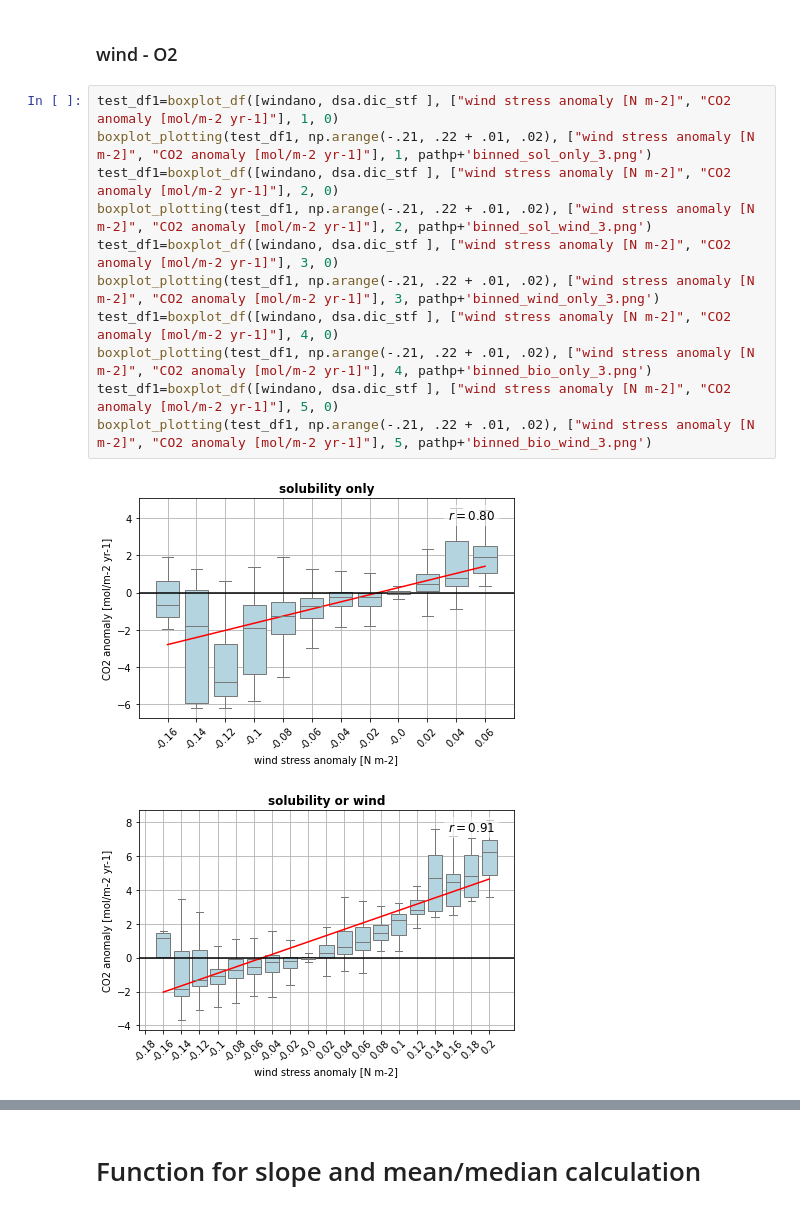
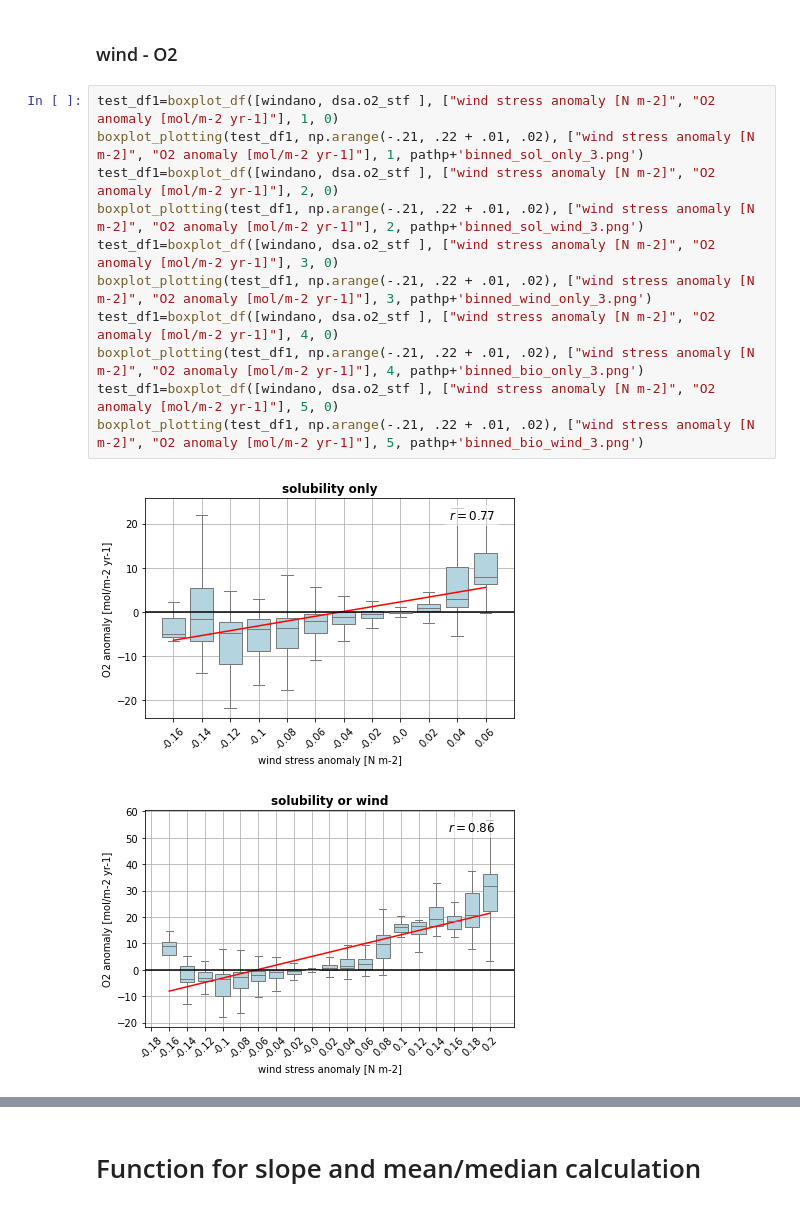
Before and after one commit to nanahocke/mesoscale-eddies, a Jupyter notebook: plotting/Boxplots.ipynb, the cells around one changed output, grey strips where cells are left out. Cells and saved outputs as stored; diff of their text form.

```diff
--- a/plotting/Boxplots.ipynb
+++ b/plotting/Boxplots.ipynb
@@ -195,16 +195,16 @@ boxplot_plotting(test_df1, np.arange(-.21, .22 + .01, .02), ["wind stress anomal
 # %% [markdown]
 ### wind - O2
 # %%
-test_df1=boxplot_df([windano, dsa.dic_stf ], ["wind stress anomaly [N m-2]", "CO2 anomaly [mol/m-2 yr-1]"], 1, 0)
-boxplot_plotting(test_df1, np.arange(-.21, .22 + .01, .02), ["wind stress anomaly [N m-2]", "CO2 anomaly [mol/m-2 yr-1]"], 1, pathp+'binned_sol_only_3.png')
-test_df1=boxplot_df([windano, dsa.dic_stf ], ["wind stress anomaly [N m-2]", "CO2 anomaly [mol/m-2 yr-1]"], 2, 0)
-boxplot_plotting(test_df1, np.arange(-.21, .22 + .01, .02), ["wind stress anomaly [N m-2]", "CO2 anomaly [mol/m-2 yr-1]"], 2, pathp+'binned_sol_wind_3.png')
-test_df1=boxplot_df([windano, dsa.dic_stf ], ["wind stress anomaly [N m-2]", "CO2 anomaly [mol/m-2 yr-1]"], 3, 0)
-boxplot_plotting(test_df1, np.arange(-.21, .22 + .01, .02), ["wind stress anomaly [N m-2]", "CO2 anomaly [mol/m-2 yr-1]"], 3, pathp+'binned_wind_only_3.png')
-test_df1=boxplot_df([windano, dsa.dic_stf ], ["wind stress anomaly [N m-2]", "CO2 anomaly [mol/m-2 yr-1]"], 4, 0)
-boxplot_plotting(test_df1, np.arange(-.21, .22 + .01, .02), ["wind stress anomaly [N m-2]", "CO2 anomaly [mol/m-2 yr-1]"], 4, pathp+'binned_bio_only_3.png')
-test_df1=boxplot_df([windano, dsa.dic_stf ], ["wind stress anomaly [N m-2]", "CO2 anomaly [mol/m-2 yr-1]"], 5, 0)
-boxplot_plotting(test_df1, np.arange(-.21, .22 + .01, .02), ["wind stress anomaly [N m-2]", "CO2 anomaly [mol/m-2 yr-1]"], 5, pathp+'binned_bio_wind_3.png')
+test_df1=boxplot_df([windano, dsa.o2_stf ], ["wind stress anomaly [N m-2]", "O2 anomaly [mol/m-2 yr-1]"], 1, 0)
+boxplot_plotting(test_df1, np.arange(-.21, .22 + .01, .02), ["wind stress anomaly [N m-2]", "O2 anomaly [mol/m-2 yr-1]"], 1, pathp+'binned_sol_only_3.png')
+test_df1=boxplot_df([windano, dsa.o2_stf ], ["wind stress anomaly [N m-2]", "O2 anomaly [mol/m-2 yr-1]"], 2, 0)
+boxplot_plotting(test_df1, np.arange(-.21, .22 + .01, .02), ["wind stress anomaly [N m-2]", "O2 anomaly [mol/m-2 yr-1]"], 2, pathp+'binned_sol_wind_3.png')
+test_df1=boxplot_df([windano, dsa.o2_stf ], ["wind stress anomaly [N m-2]", "O2 anomaly [mol/m-2 yr-1]"], 3, 0)
+boxplot_plotting(test_df1, np.arange(-.21, .22 + .01, .02), ["wind stress anomaly [N m-2]", "O2 anomaly [mol/m-2 yr-1]"], 3, pathp+'binned_wind_only_3.png')
+test_df1=boxplot_df([windano, dsa.o2_stf ], ["wind stress anomaly [N m-2]", "O2 anomaly [mol/m-2 yr-1]"], 4, 0)
+boxplot_plotting(test_df1, np.arange(-.21, .22 + .01, .02), ["wind stress anomaly [N m-2]", "O2 anomaly [mol/m-2 yr-1]"], 4, pathp+'binned_bio_only_3.png')
+test_df1=boxplot_df([windano, dsa.o2_stf ], ["wind stress anomaly [N m-2]", "O2 anomaly [mol/m-2 yr-1]"], 5, 0)
+boxplot_plotting(test_df1, np.arange(-.21, .22 + .01, .02), ["wind stress anomaly [N m-2]", "O2 anomaly [mol/m-2 yr-1]"], 5, pathp+'binned_bio_wind_3.png')
 # %% [output]
-[figure, old version]
+[figure, new version]
-[figure, old version]
+[figure, new version]
```
Also changed, not shown: parts of 1 cell of this notebook.
